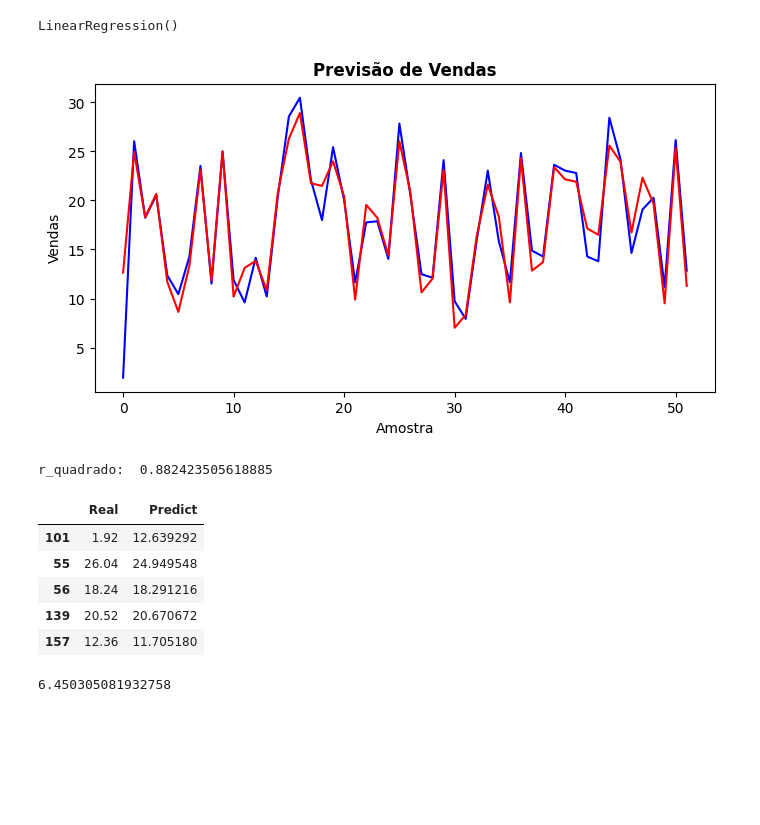
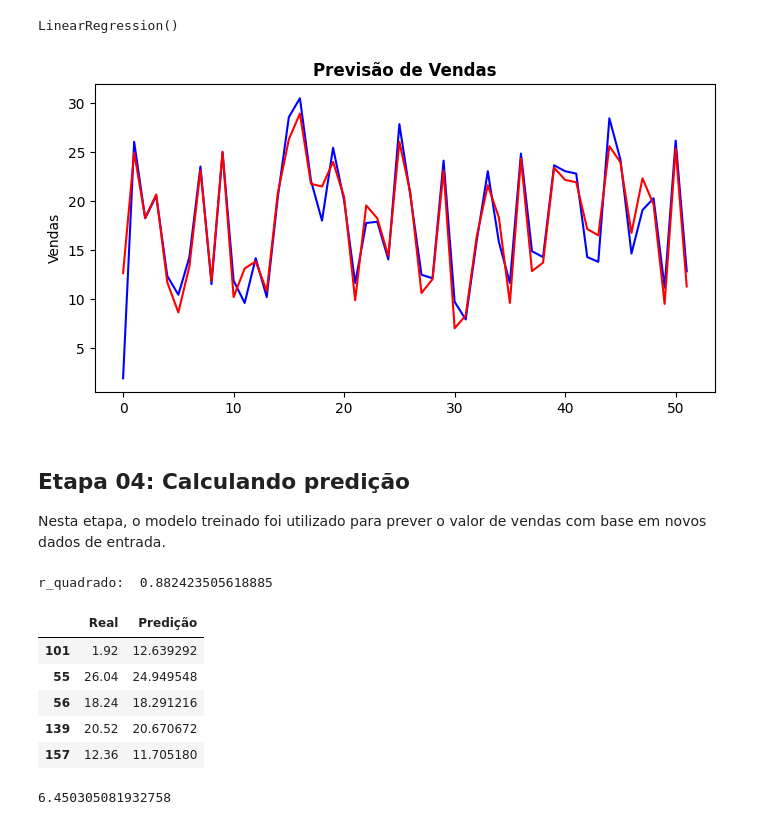
Before and after one commit to leandroboteon/linear-regression-sales-forecast, a Jupyter notebook: Regressao_para_MKT.ipynb, the cells around one changed output. Saved outputs shown, nothing was run; the diff lists cells and outputs as text; code cells hidden in the pictures; blank space fills up the shorter version.

```diff
--- a/Regressao_para_MKT.ipynb
+++ b/Regressao_para_MKT.ipynb
@@ -115,13 +129,15 @@ LinearRegression()
 Y_pred = lm.predict(X_test)
 # %%
-# Comparar valores reais vs predict
+# comparando valores reais vs valores de predições
 plt.figure(figsize=(8,4))
 plt.plot(Y_test.values, color="blue")
 plt.plot(Y_pred, color="red")
 plt.title("Previsão de Vendas", fontweight="bold")
-plt.xlabel("Amostra")
 plt.ylabel("Vendas")
 plt.show()
 # %% [output]
-[figure, old version]
+[figure, new version]
+# %% [markdown]
+## **Etapa 04: Calculando predição**
+Nesta etapa, o modelo treinado foi utilizado para prever o valor de vendas com base em novos dados de entrada.
 # %%
@@ -134,10 +151,11 @@ print("r_quadrado: ", r)
 # %% [output]
 r_quadrado:  0.882423505618885
 # %%
-resultado = pd.DataFrame({"Real": Y_test, "Predict": Y_pred}).head()
+# predições com alguns valores do df
+resultado = pd.DataFrame({"Real": Y_test, "Predição": Y_pred}).head()
 display(resultado)
 # %% [output]
-|  | Real | Predict |
+|  | Real | Predição |
 | 101 | 1.92 | 12.639292 |
 | 55 | 26.04 | 24.949548 |
 | 56 | 18.24 | 18.291216 |
```
Also changed, not shown: parts of 18 cells of this notebook.
